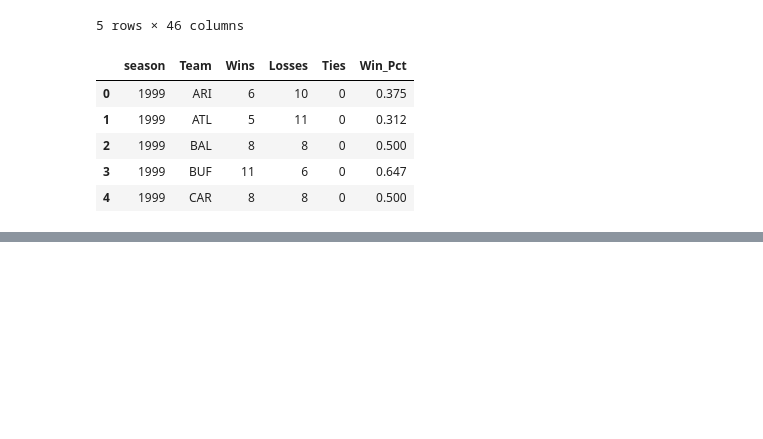
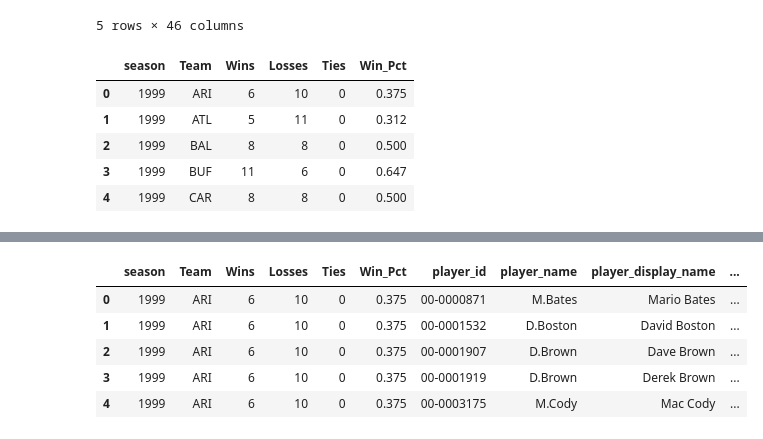
Before and after one commit to govrahul/17-0_nfl_app, a Jupyter notebook: eda.ipynb, the cells around one changed output, grey strips where cells are left out. Saved outputs shown, nothing was run; the diff lists cells and outputs as text; code cells hidden in the pictures; blank space fills up the shorter version.

Commit message:
EDA complete and master datasets made

```diff
--- a/eda.ipynb
+++ b/eda.ipynb
@@ -88,0 +182,16 @@ season_records.to_csv("Data/team_records.csv", index=False)
+# %%
+# join QB, RB, WR, TE stats to team regular season records
+
+master_stats = player_stats[player_stats['position'].isin(['QB', 'RB', 'WR', 'TE', 'FB'])]
+
+combined_data = pd.merge(season_records_reg, master_stats, how='left', left_on=["season", "Team"], right_on=["season", "recent_team"])
+
+pd.set_option('display.max_columns', None)
+combined_data.head()
+# %% [output]
+|  | season | Team | Wins | Losses | Ties | Win_Pct | player_id | player_name | player_display_name | ... |
+| 0 | 1999 | ARI | 6 | 10 | 0 | 0.375 | 00-0000871 | M.Bates | Mario Bates | ... |
+| 1 | 1999 | ARI | 6 | 10 | 0 | 0.375 | 00-0001532 | D.Boston | David Boston | ... |
+| 2 | 1999 | ARI | 6 | 10 | 0 | 0.375 | 00-0001907 | D.Brown | Dave Brown | ... |
+| 3 | 1999 | ARI | 6 | 10 | 0 | 0.375 | 00-0001919 | D.Brown | Derek Brown | ... |
+| 4 | 1999 | ARI | 6 | 10 | 0 | 0.375 | 00-0003175 | M.Cody | Mac Cody | ... |
```
Also changed, not shown: parts of 17 cells of this notebook.
